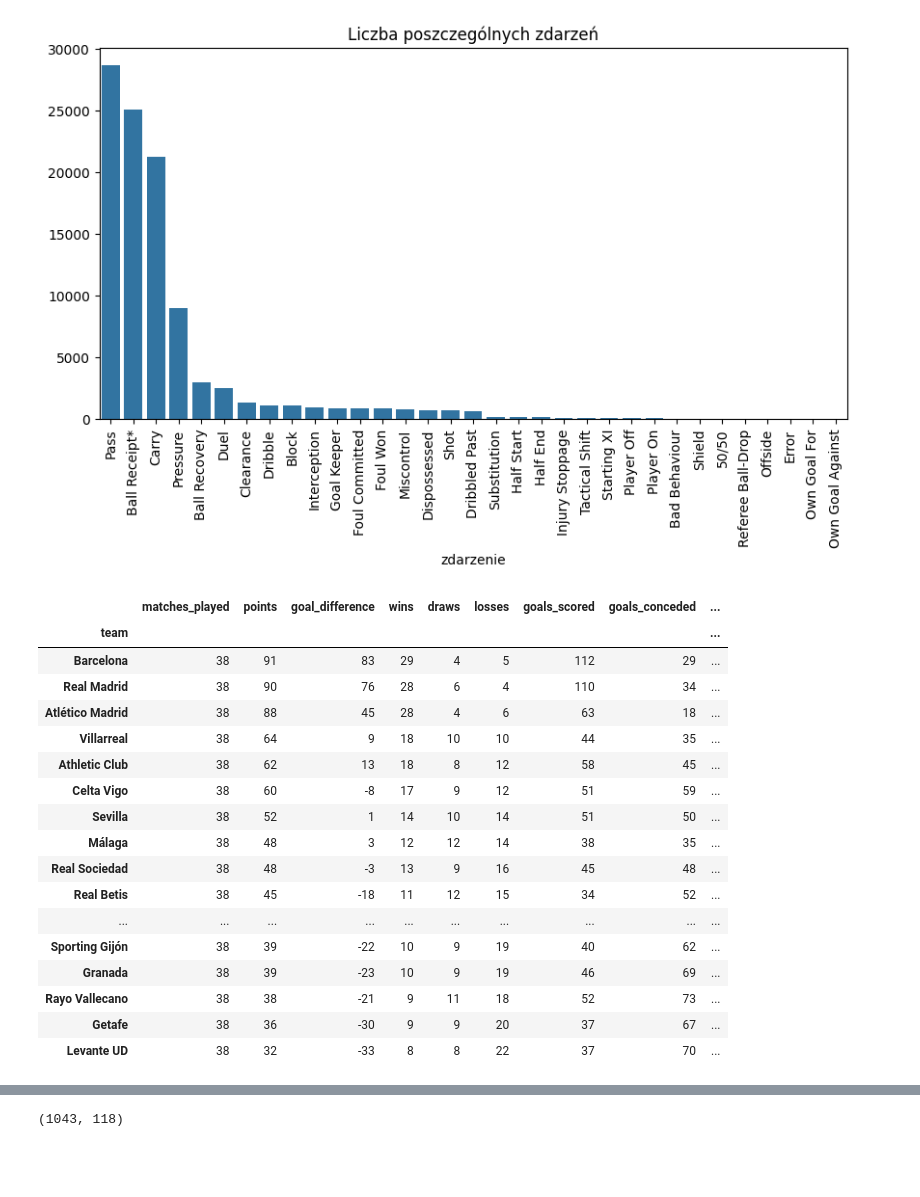
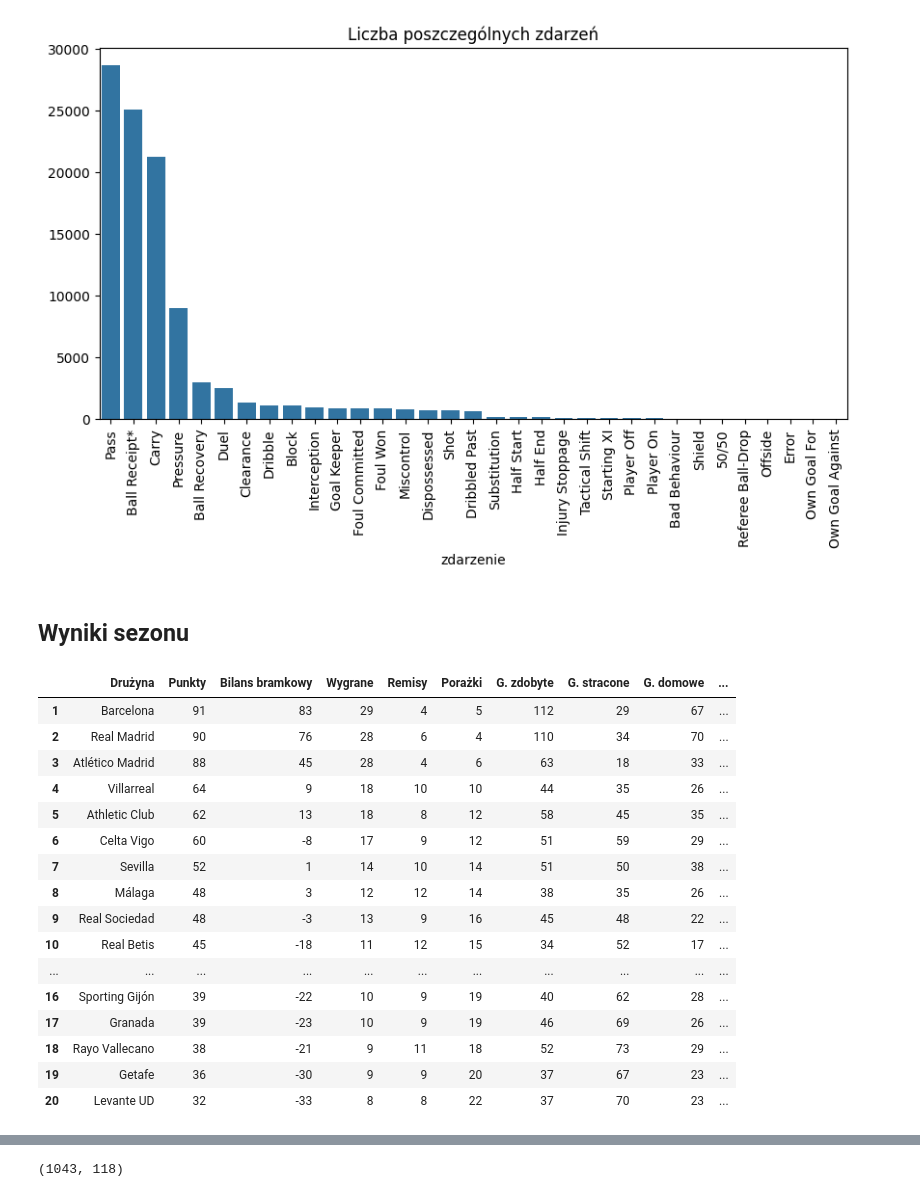
Before and after one commit to lodusm/Projekt_2025_pilka_nozna, a Jupyter notebook: 01_analiza_sezonu.ipynb, the cells around one changed output, grey strips where cells are left out. Cells and saved outputs as stored; diff of their text form; code cells hidden in the pictures; blank space fills up the shorter version.

Commit message:
pelna baza, uzupelniony sezon, analiza meczu

```diff
--- a/01_analiza_sezonu.ipynb
+++ b/01_analiza_sezonu.ipynb
@@ -87,8 +75,10 @@ if 'type' in events.columns:
     plt.show()
 # %% [output]
 [figure]
+# %% [markdown]
+## Wyniki sezonu
 # %%
-# Step 1: Calculate detailed goal stats
+#Zliczanie goli
 home_goals_scored = matches.groupby('home_team')['home_score'].sum().rename('home_goals')
 away_goals_scored = matches.groupby('away_team')['away_score'].sum().rename('away_goals')
 home_goals_conceded = matches.groupby('home_team')['away_score'].sum().rename('home_goals_conceded')
@@ -110,49 +100,52 @@ home = matches[['home_team', 'home_score', 'away_score']].copy()
 home.columns = ['team', 'goals_for', 'goals_against']
 home['venue'] = 'home'
 
 away = matches[['away_team', 'away_score', 'home_score']].copy()
 away.columns = ['team', 'goals_for', 'goals_against']
 away['venue'] = 'away'
 
 results = pd.concat([home, away], ignore_index=True)
 
 results['win'] = results['goals_for'] > results['goals_against']
 results['draw'] = results['goals_for'] == results['goals_against']
 results['loss'] = results['goals_for'] < results['goals_against']
 results['points'] = results['win'] * 3 + results['draw'] * 1
 
 #Łączenie tabel
 league_stats = results.groupby('team').agg(
     matches_played=('team', 'count'),
     wins=('win', 'sum'),
     draws=('draw', 'sum'),
     losses=('loss', 'sum'),
     points=('points', 'sum')
 )
 
 final_table = league_stats.join(goal_stats)
 final_table = final_table.sort_values(by=['points', 'goal_difference', 'goals_scored'], ascending=False)
-col_order = ['matches_played','points','goal_difference','wins','draws','losses','goals_scored','goals_conceded','home_goals','away_goals','home_goals_conceded','away_goals_conceded']
+final_table.drop('matches_played', axis=1)
+col_order = ['points','goal_difference','wins','draws','losses','goals_scored','goals_conceded','home_goals','away_goals','home_goals_conceded','away_goals_conceded']
 final_table = final_table[col_order]
 final_table = final_table.reset_index()
+final_table.index += 1
+col_pl = ['Drużyna', 'Punkty','Bilans bramkowy', 'Wygrane', 'Remisy', 'Porażki', 'G. zdobyte', 'G. stracone', 'G. domowe', 'G. wyjazdowe', 'G. stracone domowe', 'G. stracone wyjazdowe']
+final_table.columns = col_pl
 
 display(final_table)
 # %% [output]
-|  | matches_played | points | goal_difference | wins | draws | losses | goals_scored | goals_conceded | ... |
-| team |  |  |  |  |  |  |  |  | ... |
-| Barcelona | 38 | 91 | 83 | 29 | 4 | 5 | 112 | 29 | ... |
-| Real Madrid | 38 | 90 | 76 | 28 | 6 | 4 | 110 | 34 | ... |
-| Atlético Madrid | 38 | 88 | 45 | 28 | 4 | 6 | 63 | 18 | ... |
-| Villarreal | 38 | 64 | 9 | 18 | 10 | 10 | 44 | 35 | ... |
-| Athletic Club | 38 | 62 | 13 | 18 | 8 | 12 | 58 | 45 | ... |
-| Celta Vigo | 38 | 60 | -8 | 17 | 9 | 12 | 51 | 59 | ... |
-| Sevilla | 38 | 52 | 1 | 14 | 10 | 14 | 51 | 50 | ... |
-| Málaga | 38 | 48 | 3 | 12 | 12 | 14 | 38 | 35 | ... |
-| Real Sociedad | 38 | 48 | -3 | 13 | 9 | 16 | 45 | 48 | ... |
-| Real Betis | 38 | 45 | -18 | 11 | 12 | 15 | 34 | 52 | ... |
-| ... | ... | ... | ... | ... | ... | ... | ... | ... | ... |
-| Sporting Gijón | 38 | 39 | -22 | 10 | 9 | 19 | 40 | 62 | ... |
-| Granada | 38 | 39 | -23 | 10 | 9 | 19 | 46 | 69 | ... |
-| Rayo Vallecano | 38 | 38 | -21 | 9 | 11 | 18 | 52 | 73 | ... |
-| Getafe | 38 | 36 | -30 | 9 | 9 | 20 | 37 | 67 | ... |
-| Levante UD | 38 | 32 | -33 | 8 | 8 | 22 | 37 | 70 | ... |
+|  | Drużyna | Punkty | Bilans bramkowy | Wygrane | Remisy | Porażki | G. zdobyte | G. stracone | G. domowe | ... |
+| 1 | Barcelona | 91 | 83 | 29 | 4 | 5 | 112 | 29 | 67 | ... |
+| 2 | Real Madrid | 90 | 76 | 28 | 6 | 4 | 110 | 34 | 70 | ... |
+| 3 | Atlético Madrid | 88 | 45 | 28 | 4 | 6 | 63 | 18 | 33 | ... |
+| 4 | Villarreal | 64 | 9 | 18 | 10 | 10 | 44 | 35 | 26 | ... |
+| 5 | Athletic Club | 62 | 13 | 18 | 8 | 12 | 58 | 45 | 35 | ... |
+| 6 | Celta Vigo | 60 | -8 | 17 | 9 | 12 | 51 | 59 | 29 | ... |
+| 7 | Sevilla | 52 | 1 | 14 | 10 | 14 | 51 | 50 | 38 | ... |
+| 8 | Málaga | 48 | 3 | 12 | 12 | 14 | 38 | 35 | 26 | ... |
+| 9 | Real Sociedad | 48 | -3 | 13 | 9 | 16 | 45 | 48 | 22 | ... |
+| 10 | Real Betis | 45 | -18 | 11 | 12 | 15 | 34 | 52 | 17 | ... |
+| ... | ... | ... | ... | ... | ... | ... | ... | ... | ... | ... |
+| 16 | Sporting Gijón | 39 | -22 | 10 | 9 | 19 | 40 | 62 | 28 | ... |
+| 17 | Granada | 39 | -23 | 10 | 9 | 19 | 46 | 69 | 26 | ... |
+| 18 | Rayo Vallecano | 38 | -21 | 9 | 11 | 18 | 52 | 73 | 29 | ... |
+| 19 | Getafe | 36 | -30 | 9 | 9 | 20 | 37 | 67 | 23 | ... |
+| 20 | Levante UD | 32 | -33 | 8 | 8 | 22 | 37 | 70 | 23 | ... |
```
Also changed, not shown: parts of 28 cells of this notebook, 7 other files.
